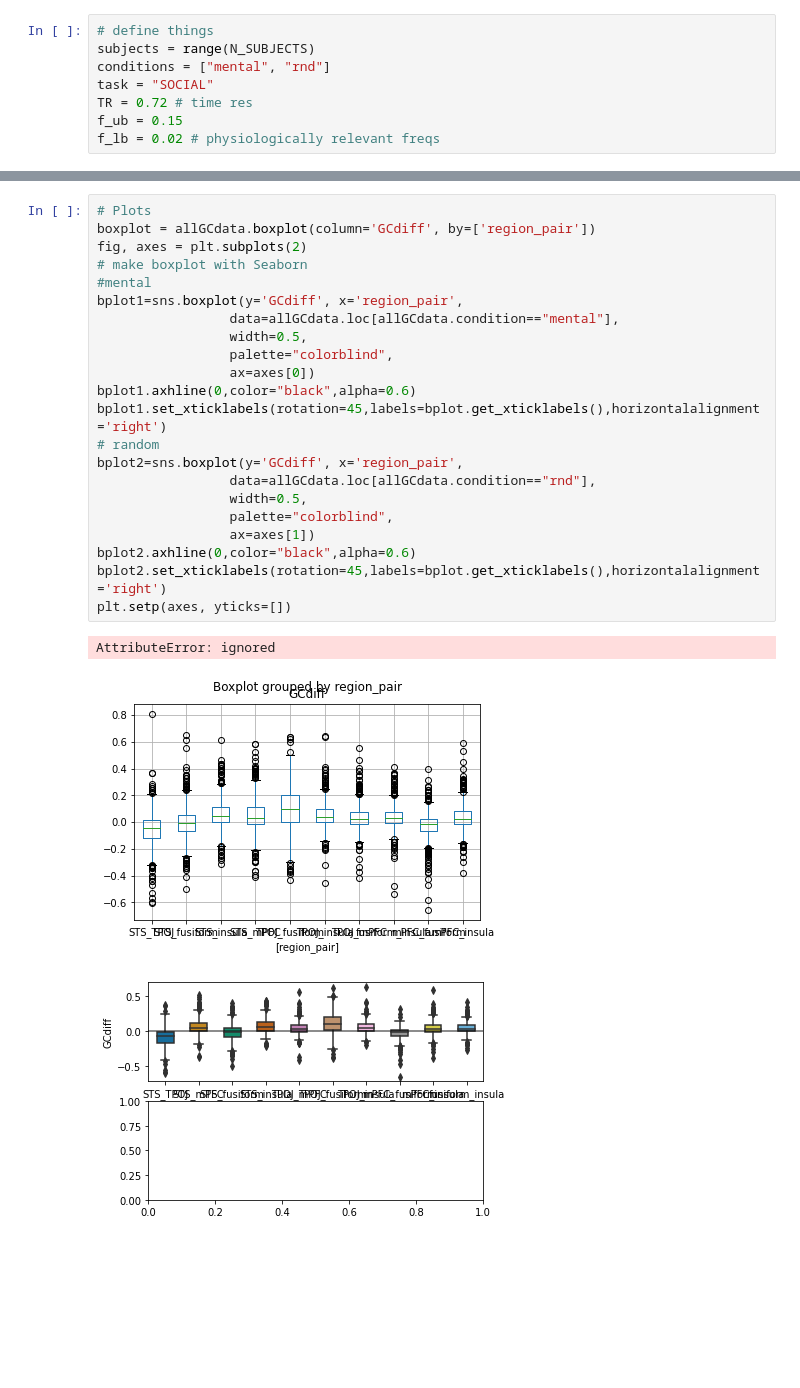
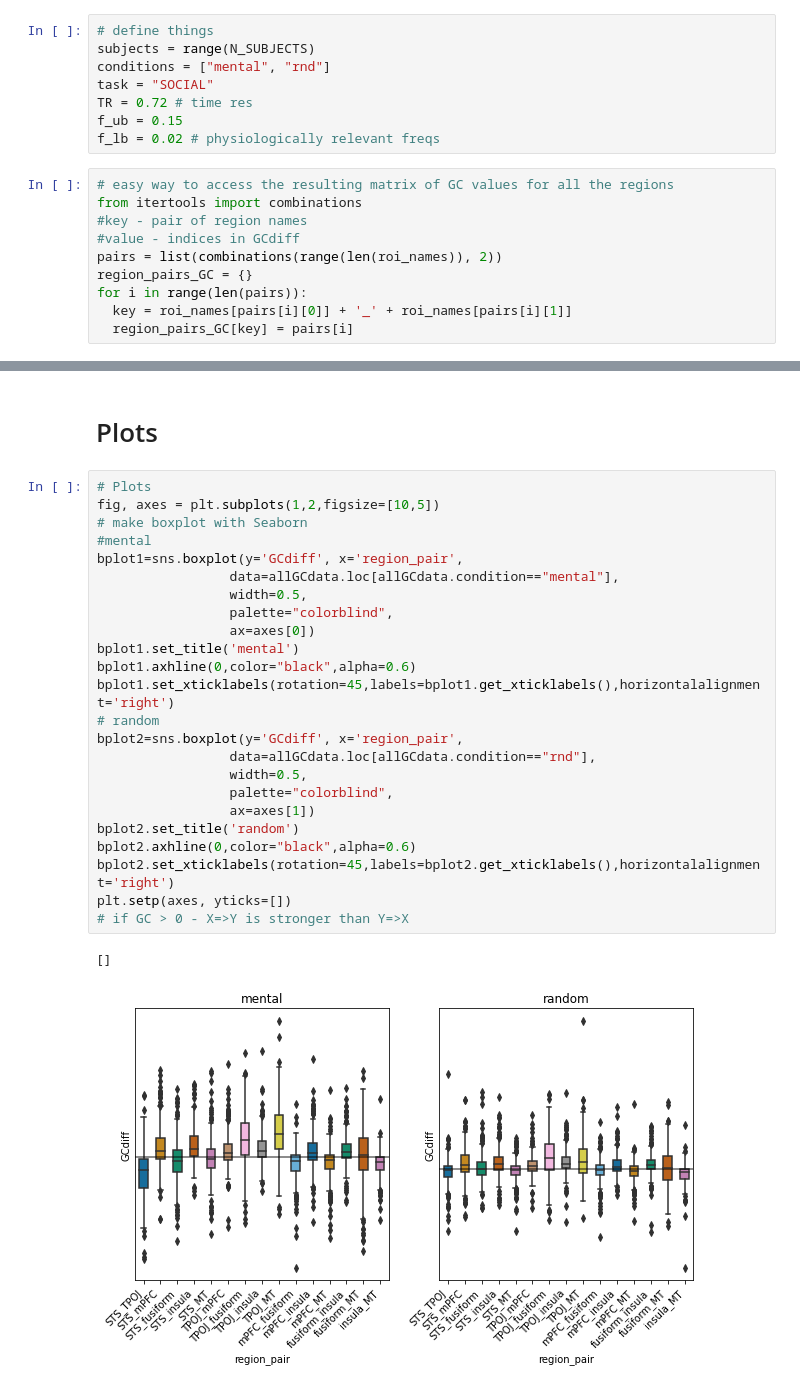
Before and after one commit to vss245/nma-code, a Jupyter notebook: hcp_fmri_analysis.ipynb, the cells around one changed output, grey strips where cells are left out. Drawn from its saved outputs; the diff is of its cells as text; blank space fills up the shorter version.

```diff
--- a/hcp_fmri_analysis.ipynb
+++ b/hcp_fmri_analysis.ipynb
@@ -438,6 +441,16 @@ task = "SOCIAL"
 TR = 0.72 # time res
 f_ub = 0.15
 f_lb = 0.02 # physiologically relevant freqs
+# %%
+# easy way to access the resulting matrix of GC values for all the regions
+from itertools import combinations
+#key - pair of region names
+#value - indices in GCdiff
+pairs = list(combinations(range(len(roi_names)), 2))
+region_pairs_GC = {}
+for i in range(len(pairs)):
+  key = roi_names[pairs[i][0]] + '_' + roi_names[pairs[i][1]]
+  region_pairs_GC[key] = pairs[i]
 # %%
 # result - 4 columns (subject, region pair, condition, GC diff) - initialize
 columns = ['subject','region_pair', 'condition', 'GCdiff']
@@ -509,26 +543,29 @@ allGCdata
+# %% [markdown]
+# Plots
 # %%
 # Plots
-boxplot = allGCdata.boxplot(column='GCdiff', by=['region_pair'])
-fig, axes = plt.subplots(2)
+fig, axes = plt.subplots(1,2,figsize=[10,5])
 # make boxplot with Seaborn
 #mental
 bplot1=sns.boxplot(y='GCdiff', x='region_pair',
                  data=allGCdata.loc[allGCdata.condition=="mental"],
                  width=0.5,
                  palette="colorblind",
                  ax=axes[0])
+bplot1.set_title('mental')
 bplot1.axhline(0,color="black",alpha=0.6)
-bplot1.set_xticklabels(rotation=45,labels=bplot.get_xticklabels(),horizontalalignment='right')
+bplot1.set_xticklabels(rotation=45,labels=bplot1.get_xticklabels(),horizontalalignment='right')
 # random
 bplot2=sns.boxplot(y='GCdiff', x='region_pair',
                  data=allGCdata.loc[allGCdata.condition=="rnd"],
                  width=0.5,
                  palette="colorblind",
                  ax=axes[1])
+bplot2.set_title('random')
 bplot2.axhline(0,color="black",alpha=0.6)
-bplot2.set_xticklabels(rotation=45,labels=bplot.get_xticklabels(),horizontalalignment='right')
+bplot2.set_xticklabels(rotation=45,labels=bplot2.get_xticklabels(),horizontalalignment='right')
 plt.setp(axes, yticks=[])
+# if GC > 0 - X=>Y is stronger than Y=>X
 # %% [output]
-AttributeError: ignored
+[]
-[figure, old version]
+[figure, new version]
-[figure, removed]
```
Also changed, not shown: parts of 17 cells of this notebook.
